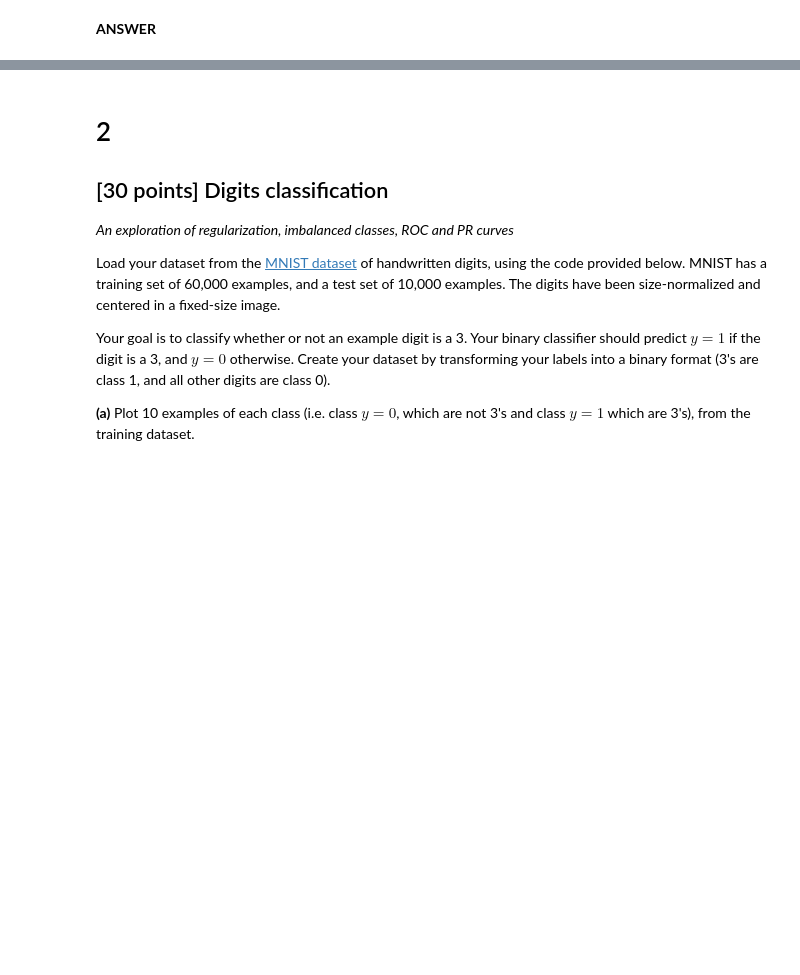
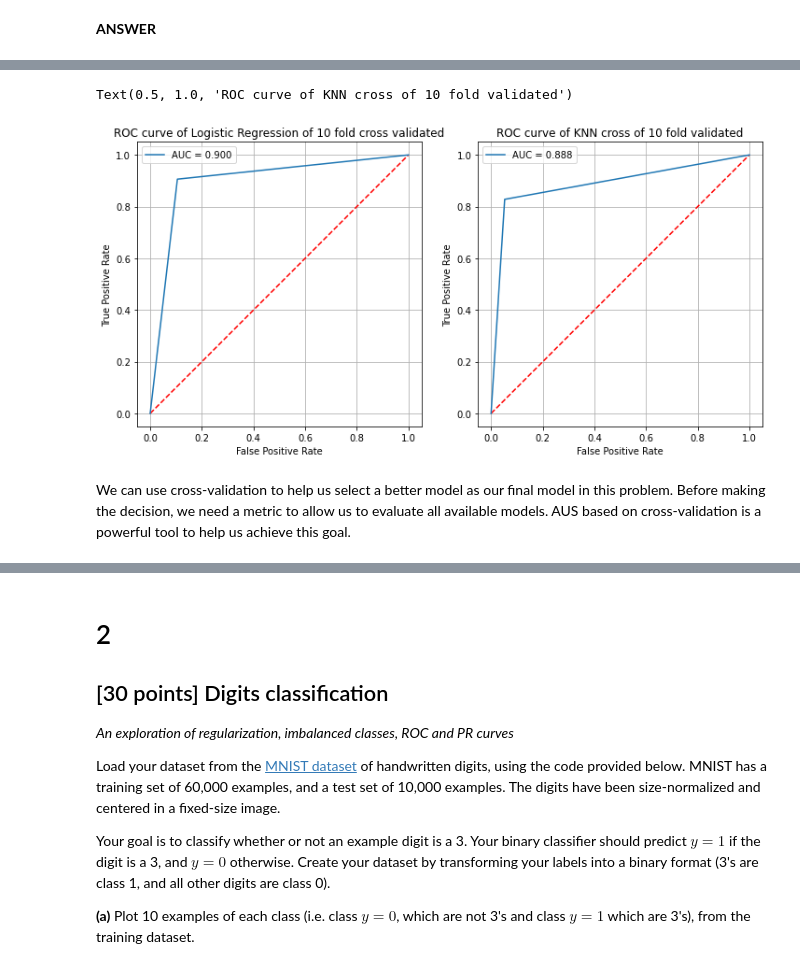
Before and after one commit to gamecicn/ids705, a Jupyter notebook: assignments/Assignment3/Assignment_3.ipynb, the cells around one changed output, grey strips where cells are left out. Drawn from its saved outputs; the diff is of its cells as text; code cells hidden in the pictures; blank space fills up the shorter version.

```diff
--- a/assignments/Assignment3/Assignment_3.ipynb
+++ b/assignments/Assignment3/Assignment_3.ipynb
@@ -336,0 +421,37 @@ plt.show()
+# %%
+plt.figure(figsize=(12,8))
+
+# Draw Logistic Regression ROC
+fpr, tpr, thres = metrics.roc_curve(kf_answer, kf_lr_pred, pos_label=1)
+auc = metrics.roc_auc_score(kf_answer, kf_lr_pred)
+auc_string = 'AUC = {:0.3f}'.format(auc)
+
+plt.subplot(1, 2, 1)
+plt.plot([0,1],[0,1],'--', color='red')
+plt.plot(fpr, tpr, label=auc_string)
+plt.xlabel('False Positive Rate')
+plt.ylabel('True Positive Rate')
+plt.grid('on')
+plt.axis('square')
+plt.legend()
+plt.title('ROC curve of Logistic Regression of 10 fold cross validated')
+
+# Draw KNN ROC
+fpr, tpr, thres = metrics.roc_curve(kf_answer, kf_knn_pred, pos_label=1)
+auc = metrics.roc_auc_score(kf_answer, kf_knn_pred)
+auc_string = 'AUC = {:0.3f}'.format(auc)
+
+plt.subplot(1, 2, 2)
+plt.plot([0,1],[0,1],'--', color='red')
+plt.plot(fpr, tpr, label=auc_string)
+plt.xlabel('False Positive Rate')
+plt.ylabel('True Positive Rate')
+plt.grid('on')
+plt.axis('square')
+plt.legend()
+plt.title('ROC curve of KNN cross of 10 fold validated')
+# %% [output]
+Text(0.5, 1.0, 'ROC curve of KNN cross of 10 fold validated')
+[figure, added]
+# %% [markdown]
+We can use cross-validation to help us select a better model as our final model in this problem. Before making the decision, we need a metric to allow us to evaluate all available models. AUS based on cross-validation is a powerful tool to help us achieve this goal.
```
Also changed, not shown: parts of 5 cells of this notebook, 1 other file.
